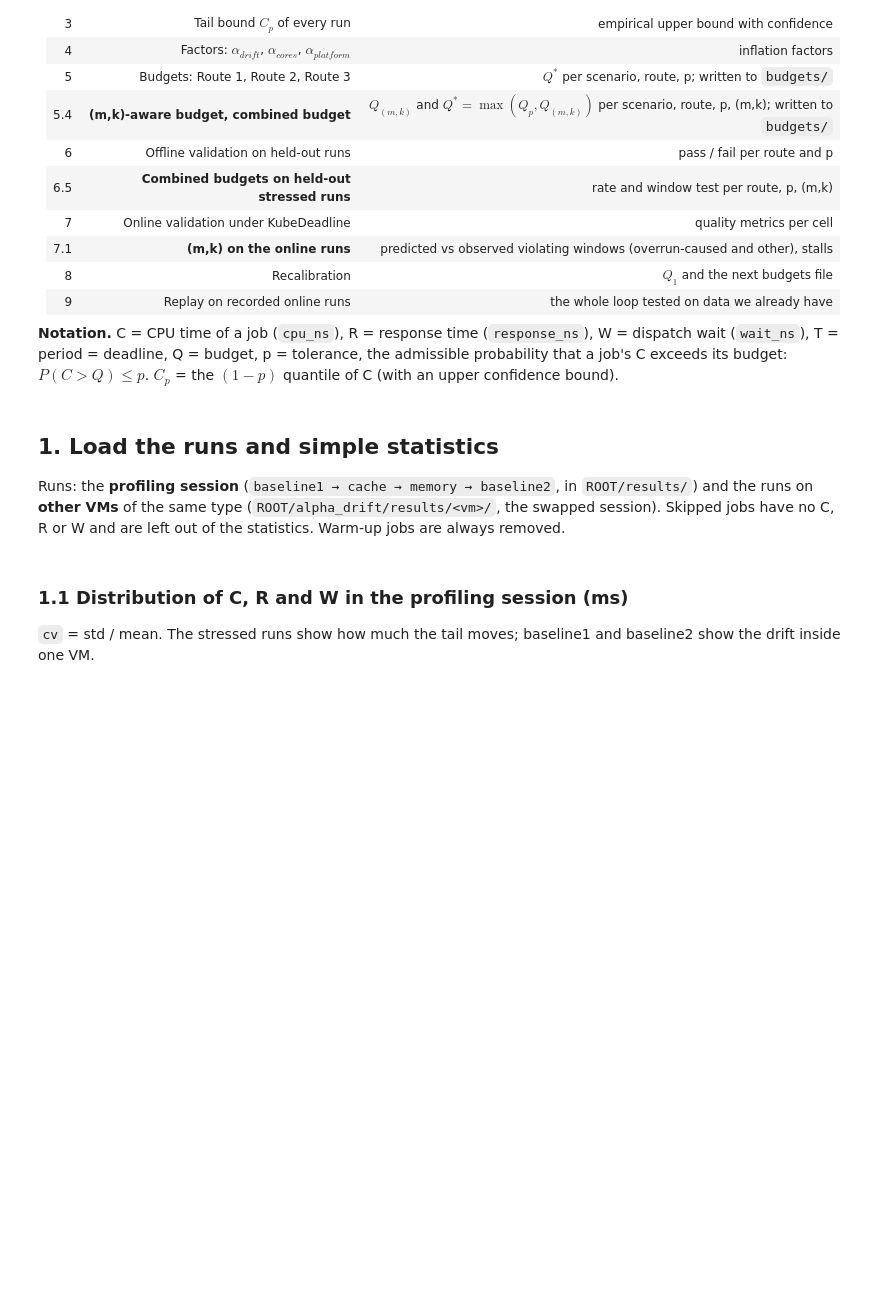
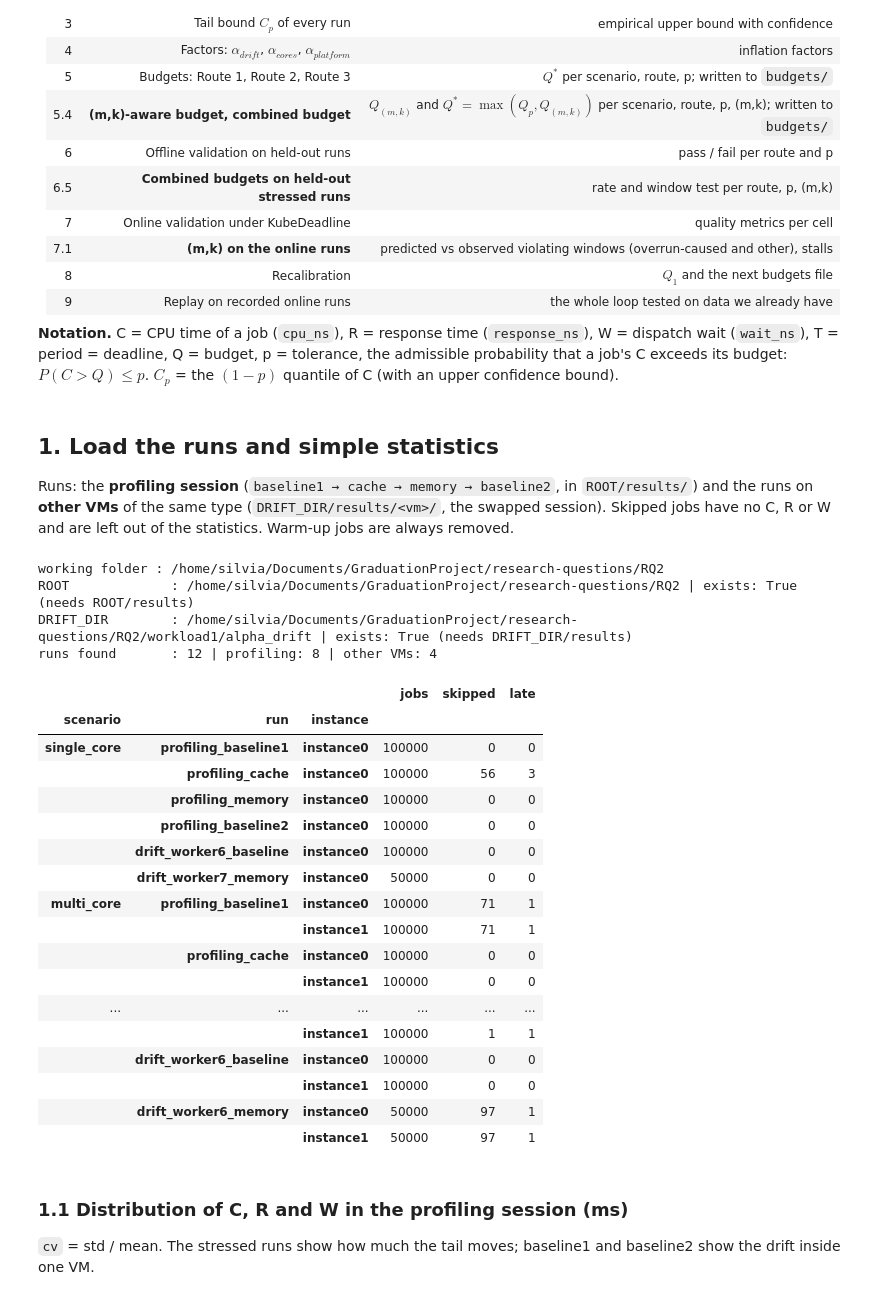
Before and after one commit to pippi2802/GraduationProject, a Jupyter notebook: research-questions/RQ2/analysis_procedure3/analysis_workload1.ipynb, the cells around one changed output. Cells and saved outputs as stored; diff of their text form; code cells hidden in the pictures; blank space fills up the shorter version.

Commit message:
add: procedure 3 updated and validation manifest

```diff
--- a/research-questions/RQ2/analysis_procedure3/analysis_workload1.ipynb
+++ b/research-questions/RQ2/analysis_procedure3/analysis_workload1.ipynb
@@ -23,25 +23,29 @@ Procedure 2 (budget for a tolerance $p$ on $P(C>Q)$) **plus the (m,k)-aware budg
 p = tolerance, the admissible probability that a job's C exceeds its budget: $P(C > Q) \le p$. $C_p$ = the $(1-p)$ quantile of C (with an upper confidence bound).
 # %%
 from pathlib import Path
+
+# the folder RQ2 of the repository, found from wherever the kernel runs (RQ2, analysis_procedure3 or a folder around them): no paths to edit
+RQ2 = next(p for p in [Path.cwd(), *Path.cwd().parents, Path.cwd() / "RQ2"] if (p / "analysis_procedure3").is_dir())
 
 # ======================== EDIT HERE (the only cell to change: pick the workload) ========================
 # LEVELS of each workload: k = 1 s of jobs (24 frames, 10 images, 100 audio blocks per second)
 WORKLOAD = "workload1"                        # "workload1" (video decoder), "workload2" (image segmentation) or "workload3" (audio processor)
 
-_W = {"workload1": dict(label="video decoder",       ROOT=Path(".."),            VALID_DIR=Path("..") / "workload1" / "validation_p2", REPLAY_DIR=Path("..") / "workload1" / "validation", PERIOD_MS=41.667,
+_W = {"workload1": dict(label="video decoder",      ROOT=RQ2,                  DRIFT_DIR=RQ2 / "workload1" / "alpha_drift", VALID_DIR=RQ2 / "workload1" / "validation_p2", REPLAY_DIR=RQ2 / "workload1" / "validation", PERIOD_MS=41.667,
                   LEVELS=[("relaxed", 1e-2, (22, 24)), ("strict", 1e-3, (23, 24))]),
-       "workload2": dict(label="image segmentation",  ROOT=Path("../workload2"), VALID_DIR=Path("../workload2") / "validation_p2",     REPLAY_DIR=Path("../workload2") / "validation", PERIOD_MS=100.0,
+       "workload2": dict(label="image segmentation", ROOT=RQ2 / "workload2", DRIFT_DIR=RQ2 / "workload2" / "alpha_drift", VALID_DIR=RQ2 / "workload2" / "validation_p2", REPLAY_DIR=RQ2 / "workload2" / "validation", PERIOD_MS=100.0,
                   LEVELS=[("relaxed", 1e-2, (8, 10)), ("strict", 1e-3, (9, 10))]),
-       "workload3": dict(label="audio processor",     ROOT=Path("../workload3"), VALID_DIR=Path("../workload3") / "validation_p2",     REPLAY_DIR=Path("../workload3") / "validation", PERIOD_MS=10.0,
+       "workload3": dict(label="audio processor",    ROOT=RQ2 / "workload3", DRIFT_DIR=RQ2 / "workload3" / "alpha_drift", VALID_DIR=RQ2 / "workload3" / "validation_p2", REPLAY_DIR=RQ2 / "workload3" / "validation", PERIOD_MS=10.0,
                   LEVELS=[("relaxed", 1e-2, (95, 100)), ("strict", 1e-3, (99, 100))])}[WORKLOAD]
-ROOT      = _W["ROOT"]                        # folder with results/ (profiling) and alpha_drift/ (other VMs)
+ROOT      = _W["ROOT"]                        # folder with results/ (profiling)
+DRIFT_DIR = _W["DRIFT_DIR"]                   # folder with results/<vm>/<scenario>/... of the other VMs of the same type (alpha_drift)
 VALID_DIR = _W["VALID_DIR"]                   # online validation: iter<N>/budgets.csv (what was run) and iter<N>/results/
 PERIOD_MS = _W["PERIOD_MS"]                   # period = deadline T
 SCENARIOS = {"single_core": ["instance0"], "multi_core": ["instance0", "instance1"]}   # scenario -> instances
 
 CONDITIONS = ["baseline1", "cache", "memory", "baseline2"]   # profiling session (folders in ROOT/results/<scenario>/)
 BASELINES, STRESS = ["baseline1", "baseline2"], ["cache", "memory"]
-DRIFT_VMS = ["worker6", "worker7"]            # other VMs of the same type (ROOT/alpha_drift/results/<vm>/<scenario>/baseline|cache|memory)
+DRIFT_VMS = ["worker6", "worker7"]            # other VMs of the same type (DRIFT_DIR/results/<vm>/<scenario>/baseline|cache|memory)
 
 P_LIST = [1e-1, 1e-2, 1e-3]                   # tolerances: admissible P(C > Q)
 CONF   = 0.95                                 # confidence of every upper bound
@@ -69,7 +73,7 @@ STALL_FRAC = 0.5                              # a job with dispatch wait W above
 INTERFERENCES = ["none", "memory"]             # online runs per budget: without interference, with the memory enemy (add "cache" if the cache runs are done)
 ITER = 0                                      # 0 = first budgets; set to 1 after recalibrating, etc.
 ONLINE_ITERS = [0, 1]                         # iterations whose online runs section 7.1 compares with the (m,k) model (the ones that exist)
-OUT_DIR = Path("budgets")                     # where the budgets of each iteration are written
+OUT_DIR = RQ2 / "analysis_procedure3" / "budgets"   # where the budgets of each iteration are written
 BUDGETS_FILE  = OUT_DIR / f"budgets_{WORKLOAD}_iter{ITER}.csv"   # written by section 5 (the budgets to give to KubeDeadline)
 MK_FILE       = OUT_DIR / f"budgets_{WORKLOAD}_mk_iter{ITER}.csv" # written by section 5.4 (the (m,k) budgets alone)
 COMBINED_FILE = OUT_DIR / f"budgets_{WORKLOAD}_combined_iter{ITER}.csv"   # written by section 5.4: Q* = max(Q_p, Q_(m,k)) for every p and every (m,k)
@@ -264,32 +268,62 @@ def overrun_misses(bad, over):
 # %% [markdown]
 ## 1. Load the runs and simple statistics
 
-Runs: the **profiling session** (`baseline1 → cache → memory → baseline2`, in `ROOT/results/`) and the runs on **other VMs** of the same type (`ROOT/alpha_drift/results/<vm>/`, the swapped session).
+Runs: the **profiling session** (`baseline1 → cache → memory → baseline2`, in `ROOT/results/`) and the runs on **other VMs** of the same type (`DRIFT_DIR/results/<vm>/`, the swapped session).
 Skipped jobs have no C, R or W and are left out of the statistics. Warm-up jobs are always removed.
 # %%
 runs = []
 for scen in SCENARIOS:
     for cond in CONDITIONS:
         runs.append(dict(run=f"profiling_{cond}", group="profiling", vm="profiling", scen=scen, cond=cond,
                          kind="base" if cond in BASELINES else "stress", dir=ROOT / "results" / scen / cond))
     for vm in DRIFT_VMS:
         for cond, kind in [("baseline", "base")] + [(c, "stress") for c in STRESS]:
             runs.append(dict(run=f"drift_{vm}_{cond}", group="drift", vm=vm, scen=scen, cond=cond, kind=kind,
-                             dir=ROOT / "alpha_drift" / "results" / vm / scen / cond))
+                             dir=DRIFT_DIR / "results" / vm / scen / cond))
 runs = [r for r in runs if (r["dir"] / "instance0.csv").exists()]
+print("working folder :", Path.cwd())
+print("ROOT             :", ROOT.resolve(), "| exists:", (ROOT / "results").exists(), "(needs ROOT/results)")
+print("DRIFT_DIR        :", DRIFT_DIR.resolve(), "| exists:", (DRIFT_DIR / "results").exists(), "(needs DRIFT_DIR/results)")
+print("runs found       :", len(runs), "| profiling:", sum(r["group"] == "profiling" for r in runs), "| other VMs:", sum(r["group"] == "drift" for r in runs))
+if not any(r["group"] == "profiling" for r in runs):
+    raise FileNotFoundError(f"no profiling runs: looked for {ROOT.resolve() / 'results' / 'single_core' / 'baseline1' / 'instance0.csv'}. The paths in the configuration cell are relative to the working folder printed above: "
+                            f"check that ROOT/results holds the profiling runs (ROOT is chosen from WORKLOAD in the configuration cell).")
 
 data, series, wseries = {}, {}, {}                        # data: all jobs of a run; series: C (ms) of the non-skipped jobs, in job order
 for r in runs:
     for inst in SCENARIOS[r["scen"]]:
         f = r["dir"] / f"{inst}.csv"
         if f.exists():
             key = (r["run"], r["scen"], inst)
             data[key] = read_run(f)
             d = data[key]; series[key] = (d[d.skipped == 0].cpu_ns / 1e6).to_numpy(); wseries[key] = (d[d.skipped == 0].wait_ns / 1e6).to_numpy()
 
 inv = pd.DataFrame([dict(run=k[0], scenario=k[1], instance=k[2], jobs=len(data[k]), skipped=int((data[k].skipped == 1).sum()),
                          late=int(((data[k].skipped == 0) & (data[k].deadline_met == 0)).sum())) for k in data])
 display(inv.set_index(["scenario", "run", "instance"]))
+# %% [output]
+working folder : /home/silvia/Documents/GraduationProject/research-questions/RQ2
+ROOT             : /home/silvia/Documents/GraduationProject/research-questions/RQ2 | exists: True (needs ROOT/results)
+DRIFT_DIR        : /home/silvia/Documents/GraduationProject/research-questions/RQ2/workload1/alpha_drift | exists: True (needs DRIFT_DIR/results)
+runs found       : 12 | profiling: 8 | other VMs: 4
+|  |  |  | jobs | skipped | late |
+| scenario | run | instance |  |  |  |
+| single_core | profiling_baseline1 | instance0 | 100000 | 0 | 0 |
+|  | profiling_cache | instance0 | 100000 | 56 | 3 |
+|  | profiling_memory | instance0 | 100000 | 0 | 0 |
+|  | profiling_baseline2 | instance0 | 100000 | 0 | 0 |
+|  | drift_worker6_baseline | instance0 | 100000 | 0 | 0 |
+|  | drift_worker7_memory | instance0 | 50000 | 0 | 0 |
+| multi_core | profiling_baseline1 | instance0 | 100000 | 71 | 1 |
+|  |  | instance1 | 100000 | 71 | 1 |
+|  | profiling_cache | instance0 | 100000 | 0 | 0 |
+|  |  | instance1 | 100000 | 0 | 0 |
+| ... | ... | ... | ... | ... | ... |
+|  |  | instance1 | 100000 | 1 | 1 |
+|  | drift_worker6_baseline | instance0 | 100000 | 0 | 0 |
+|  |  | instance1 | 100000 | 0 | 0 |
+|  | drift_worker6_memory | instance0 | 50000 | 97 | 1 |
+|  |  | instance1 | 50000 | 97 | 1 |
 # %% [markdown]
 ### 1.1 Distribution of C, R and W in the profiling session (ms)
 `cv` = std / mean. The stressed runs show how much the tail moves; baseline1 and baseline2 show the drift inside one VM.
```
Also changed, not shown: parts of 22 cells of this notebook, 13 other files.
